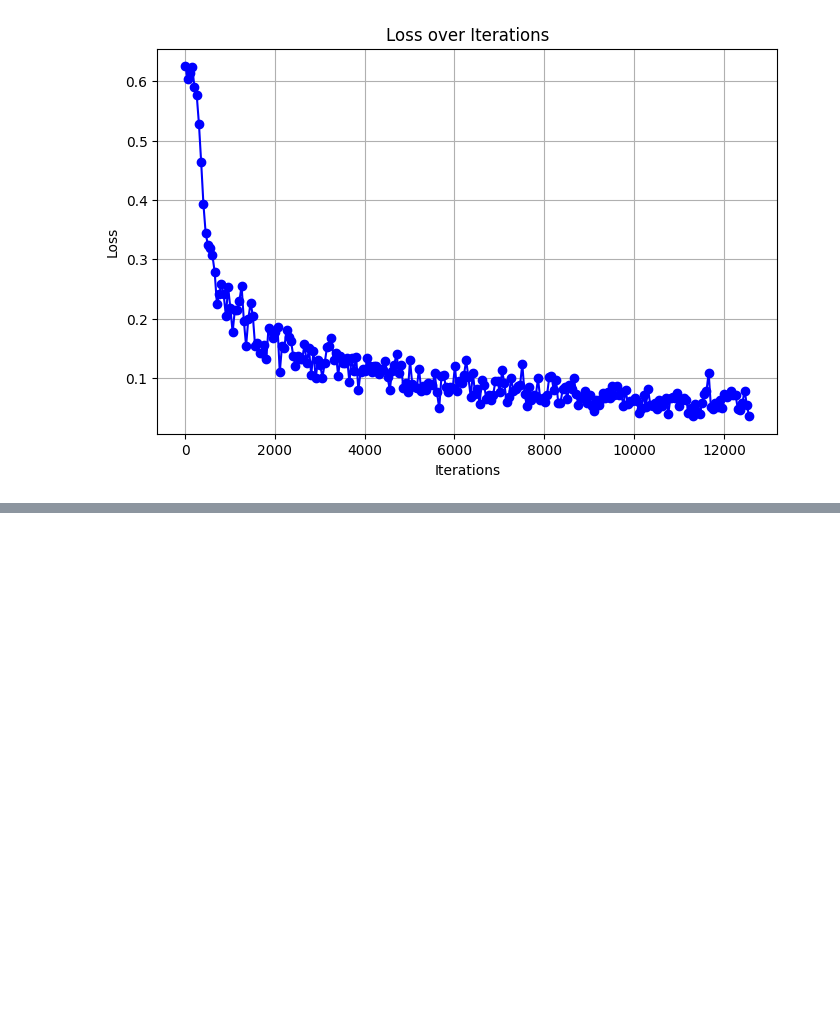
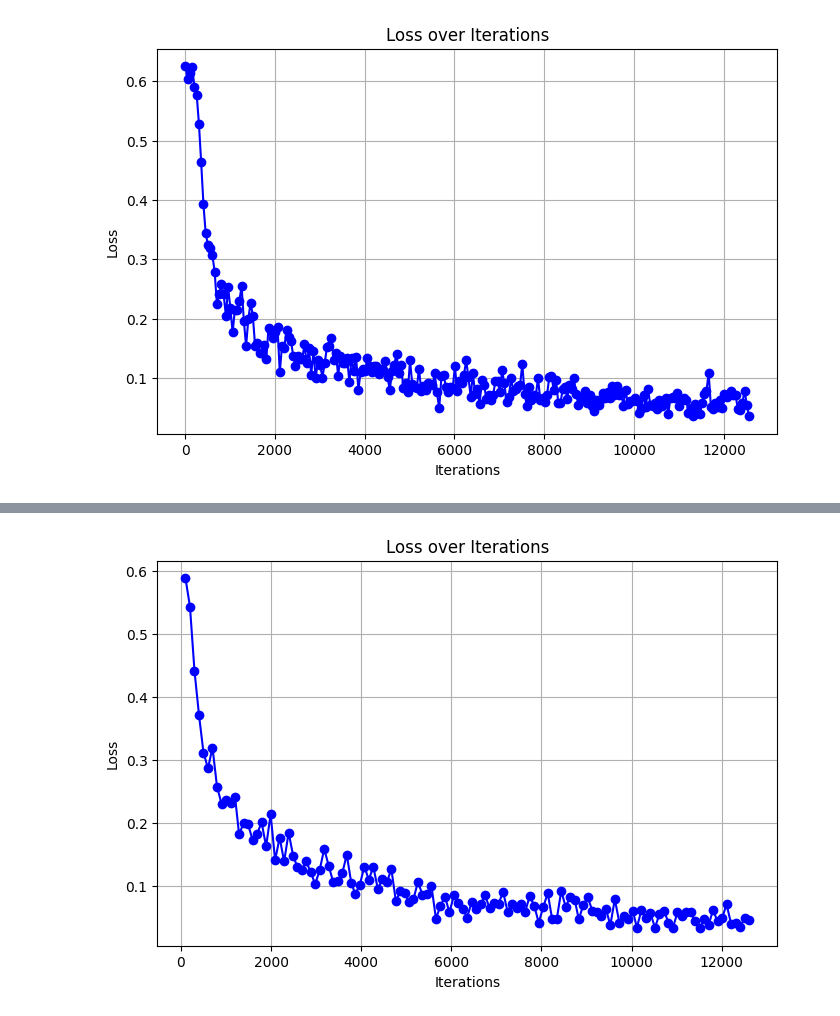
Before and after one commit to StanleJanesz/IML---project-, a Jupyter notebook: loss_plots.ipynb, the cells around one changed output, grey strips where cells are left out. Saved outputs shown, nothing was run; the diff lists cells and outputs as text; code cells hidden in the pictures; blank space fills up the shorter version.

```diff
--- a/loss_plots.ipynb
+++ b/loss_plots.ipynb
@@ -58,0 +68,6 @@ plot_loss(file_path)
+# %%
+file_path = '..\\work_folder\\loss_values\\loss11.txt'
+
+plot_loss(file_path, 10, 1260)
+# %% [output]
+[figure, added]
```
Also changed, not shown: parts of 14 cells of this notebook, 3 other files.
